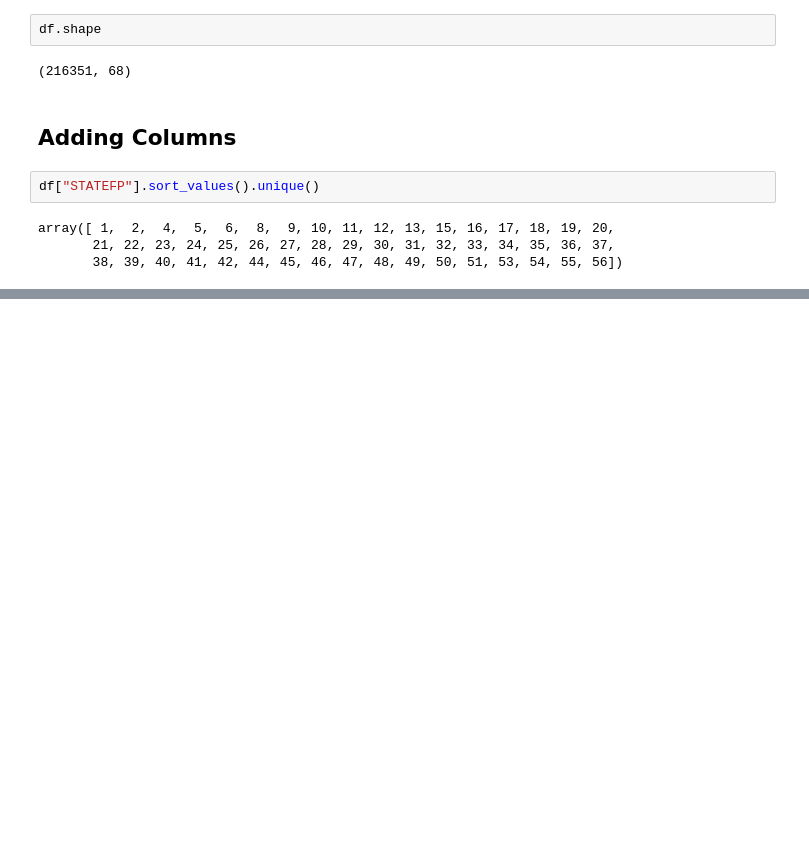
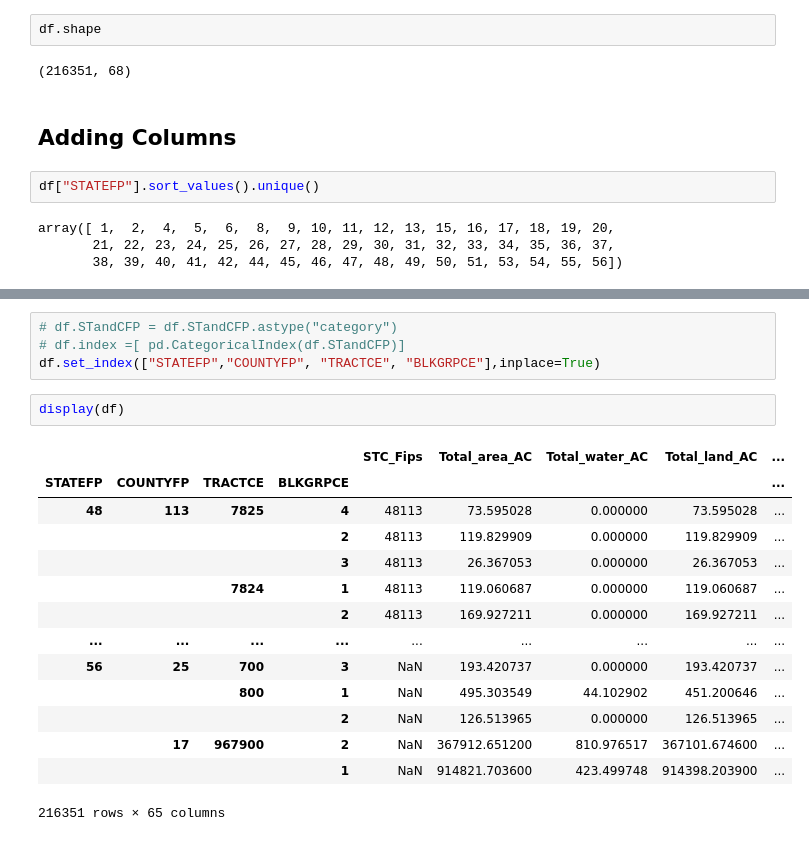
Before and after one commit to Quinnj06/APDataFinal, a Jupyter notebook: EPA_DataCleaning.ipynb, the cells around one changed output, grey strips where cells are left out. Saved outputs shown, nothing was run; the diff lists cells and outputs as text; blank space fills up the shorter version.

```diff
--- a/EPA_DataCleaning.ipynb
+++ b/EPA_DataCleaning.ipynb
@@ -655,0 +757,21 @@ array([ 1,  2,  4,  5,  6,  8,  9, 10, 11, 12, 13, 15, 16, 17, 18, 19, 20,
+# %%
+# df.STandCFP = df.STandCFP.astype("category")
+# df.index =[ pd.CategoricalIndex(df.STandCFP)]
+df.set_index(["STATEFP","COUNTYFP", "TRACTCE", "BLKGRPCE"],inplace=True)
+# %%
+display(df)
+# %% [output]
+|  |  |  |  | STC_Fips | Total_area_AC | Total_water_AC | Total_land_AC | ... |
+| STATEFP | COUNTYFP | TRACTCE | BLKGRPCE |  |  |  |  | ... |
+| 48 | 113 | 7825 | 4 | 48113 | 73.595028 | 0.000000 | 73.595028 | ... |
+|  |  |  | 2 | 48113 | 119.829909 | 0.000000 | 119.829909 | ... |
+|  |  |  | 3 | 48113 | 26.367053 | 0.000000 | 26.367053 | ... |
+|  |  | 7824 | 1 | 48113 | 119.060687 | 0.000000 | 119.060687 | ... |
+|  |  |  | 2 | 48113 | 169.927211 | 0.000000 | 169.927211 | ... |
+| ... | ... | ... | ... | ... | ... | ... | ... | ... |
+| 56 | 25 | 700 | 3 | NaN | 193.420737 | 0.000000 | 193.420737 | ... |
+|  |  | 800 | 1 | NaN | 495.303549 | 44.102902 | 451.200646 | ... |
+|  |  |  | 2 | NaN | 126.513965 | 0.000000 | 126.513965 | ... |
+|  | 17 | 967900 | 2 | NaN | 367912.651200 | 810.976517 | 367101.674600 | ... |
+|  |  |  | 1 | NaN | 914821.703600 | 423.499748 | 914398.203900 | ... |
+216351 rows × 65 columns
```
Also changed, not shown: parts of 13 cells of this notebook.
